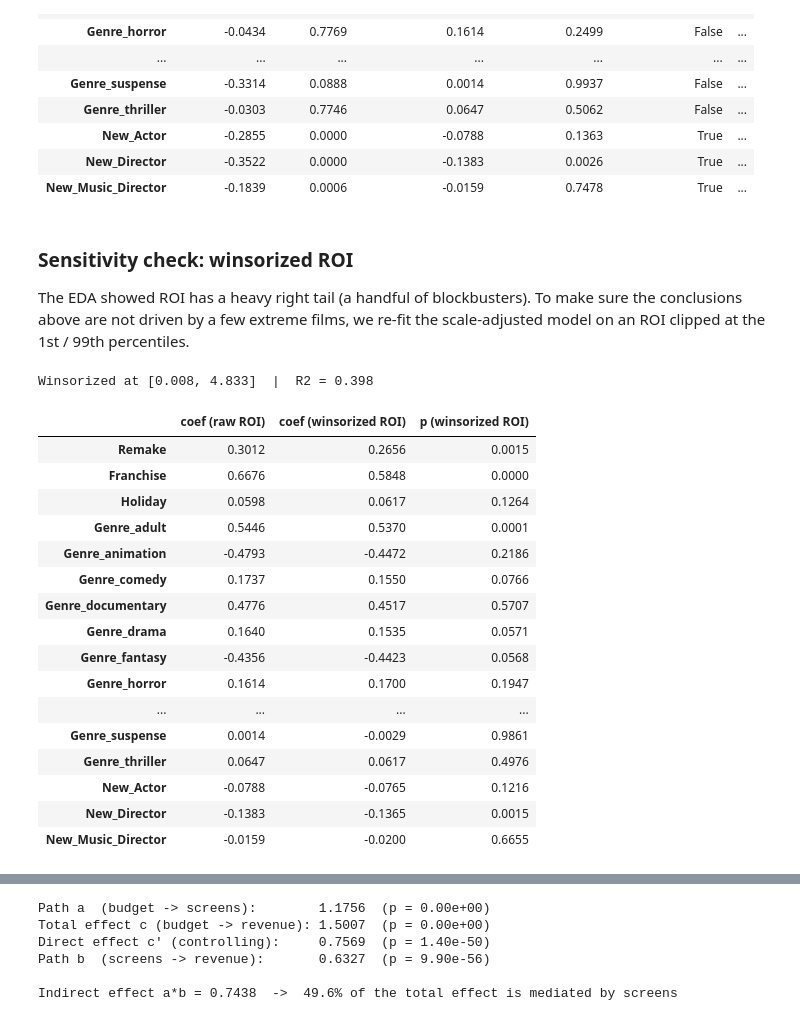
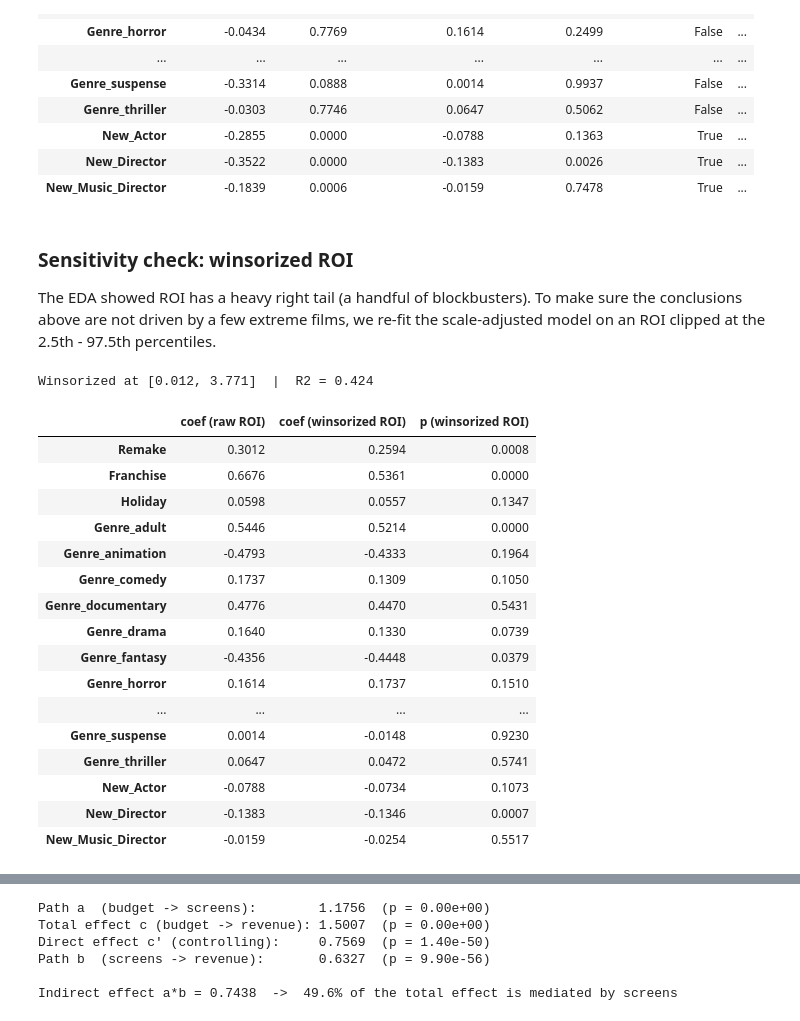
Before and after one commit to Chaos0Speed/IndianMovies, a Jupyter notebook: 3.LinearRegression.ipynb, the cells around one changed output, grey strips where cells are left out. Saved outputs shown, nothing was run; the diff lists cells and outputs as text; code cells hidden in the pictures.

```diff
--- a/3.LinearRegression.ipynb
+++ b/3.LinearRegression.ipynb
@@ -238,12 +233,5 @@ strategy, genre, or crew novelty still move ROI?*
 # %%
-# Why no renaming here: notebook 1 now writes the identifier-safe names (Remake,
-# Franchise, Holiday, New_Actor, ...) directly into CleanedDataSet.csv, so the formula
-# API can reference every column as-is. Scale_Bin is cast to str so C(Scale_Bin)
-# expands it into 9 dummies with one bin as baseline (avoiding the dummy trap again,
-# same reason as notebook 1 cell 11).
-
-# Add the scale-bin category (same bins as the precision section above)
-df['Scale_Bin'] = pd.cut(df['Movie_Scale'], bins=range(0, 11)).astype(str)
+df['Scale_Bin'] = pd.cut(df['Movie_Scale'], bins=range(0, 11)).cat.remove_unused_categories()
 print(df['Scale_Bin'].value_counts().sort_index())
 # %% [output]
 Scale_Bin
@@ -321,43 +304,38 @@ Scale dummies alone add 63% to the explained variance
 
 The EDA showed ROI has a heavy right tail (a handful of blockbusters). To make sure the
 conclusions above are not driven by a few extreme films, we re-fit the scale-adjusted model
-on an ROI clipped at the 1st / 99th percentiles.
+on an ROI clipped at the 2.5th - 97.5th percentiles.
 # %%
-# Why: a handful of blockbuster ROIs could be driving every coefficient. Clipping ROI
-# at its 1st/99th percentile and re-fitting shows whether conclusions survive without the
-# tail. (The formula.replace('ROI', 'ROI_winsor') trick is safe only because no other
-# formula term contains the substring 'ROI' -- worth knowing before reusing it.)
-
-roi_lo, roi_hi = df['ROI'].quantile([0.01, 0.99])
+roi_lo, roi_hi = df['ROI'].quantile([0.025, 0.975])
 df['ROI_winsor'] = df['ROI'].clip(roi_lo, roi_hi)
 
 winsor_model = smf.ols(base_formula.replace('ROI', 'ROI_winsor') + " + C(Scale_Bin)", data=df).fit()
 
 winsor_terms = clean_terms(winsor_model, focus_cols)
 sens = pd.DataFrame({
     'coef (raw ROI)': scale_terms['coef'],
     'coef (winsorized ROI)': winsor_terms['coef'],
     'p (winsorized ROI)': winsor_terms['p'],
 })
 print(f"Winsorized at [{roi_lo:.3f}, {roi_hi:.3f}]  |  R2 = {winsor_model.rsquared:.3f}")
 sens.round(4)
 # %% [output]
-Winsorized at [0.008, 4.833]  |  R2 = 0.398
+Winsorized at [0.012, 3.771]  |  R2 = 0.424
 |  | coef (raw ROI) | coef (winsorized ROI) | p (winsorized ROI) |
-| Remake | 0.3012 | 0.2656 | 0.0015 |
-| Franchise | 0.6676 | 0.5848 | 0.0000 |
-| Holiday | 0.0598 | 0.0617 | 0.1264 |
-| Genre_adult | 0.5446 | 0.5370 | 0.0001 |
-| Genre_animation | -0.4793 | -0.4472 | 0.2186 |
-| Genre_comedy | 0.1737 | 0.1550 | 0.0766 |
-| Genre_documentary | 0.4776 | 0.4517 | 0.5707 |
-| Genre_drama | 0.1640 | 0.1535 | 0.0571 |
-| Genre_fantasy | -0.4356 | -0.4423 | 0.0568 |
-| Genre_horror | 0.1614 | 0.1700 | 0.1947 |
+| Remake | 0.3012 | 0.2594 | 0.0008 |
+| Franchise | 0.6676 | 0.5361 | 0.0000 |
+| Holiday | 0.0598 | 0.0557 | 0.1347 |
+| Genre_adult | 0.5446 | 0.5214 | 0.0000 |
+| Genre_animation | -0.4793 | -0.4333 | 0.1964 |
+| Genre_comedy | 0.1737 | 0.1309 | 0.1050 |
+| Genre_documentary | 0.4776 | 0.4470 | 0.5431 |
+| Genre_drama | 0.1640 | 0.1330 | 0.0739 |
+| Genre_fantasy | -0.4356 | -0.4448 | 0.0379 |
+| Genre_horror | 0.1614 | 0.1737 | 0.1510 |
 | ... | ... | ... | ... |
-| Genre_suspense | 0.0014 | -0.0029 | 0.9861 |
-| Genre_thriller | 0.0647 | 0.0617 | 0.4976 |
-| New_Actor | -0.0788 | -0.0765 | 0.1216 |
-| New_Director | -0.1383 | -0.1365 | 0.0015 |
-| New_Music_Director | -0.0159 | -0.0200 | 0.6655 |
+| Genre_suspense | 0.0014 | -0.0148 | 0.9230 |
+| Genre_thriller | 0.0647 | 0.0472 | 0.5741 |
+| New_Actor | -0.0788 | -0.0734 | 0.1073 |
+| New_Director | -0.1383 | -0.1346 | 0.0007 |
+| New_Music_Director | -0.0159 | -0.0254 | 0.5517 |
 # %% [markdown]
```
Also changed, not shown: parts of 25 cells of this notebook, 10 other files.
